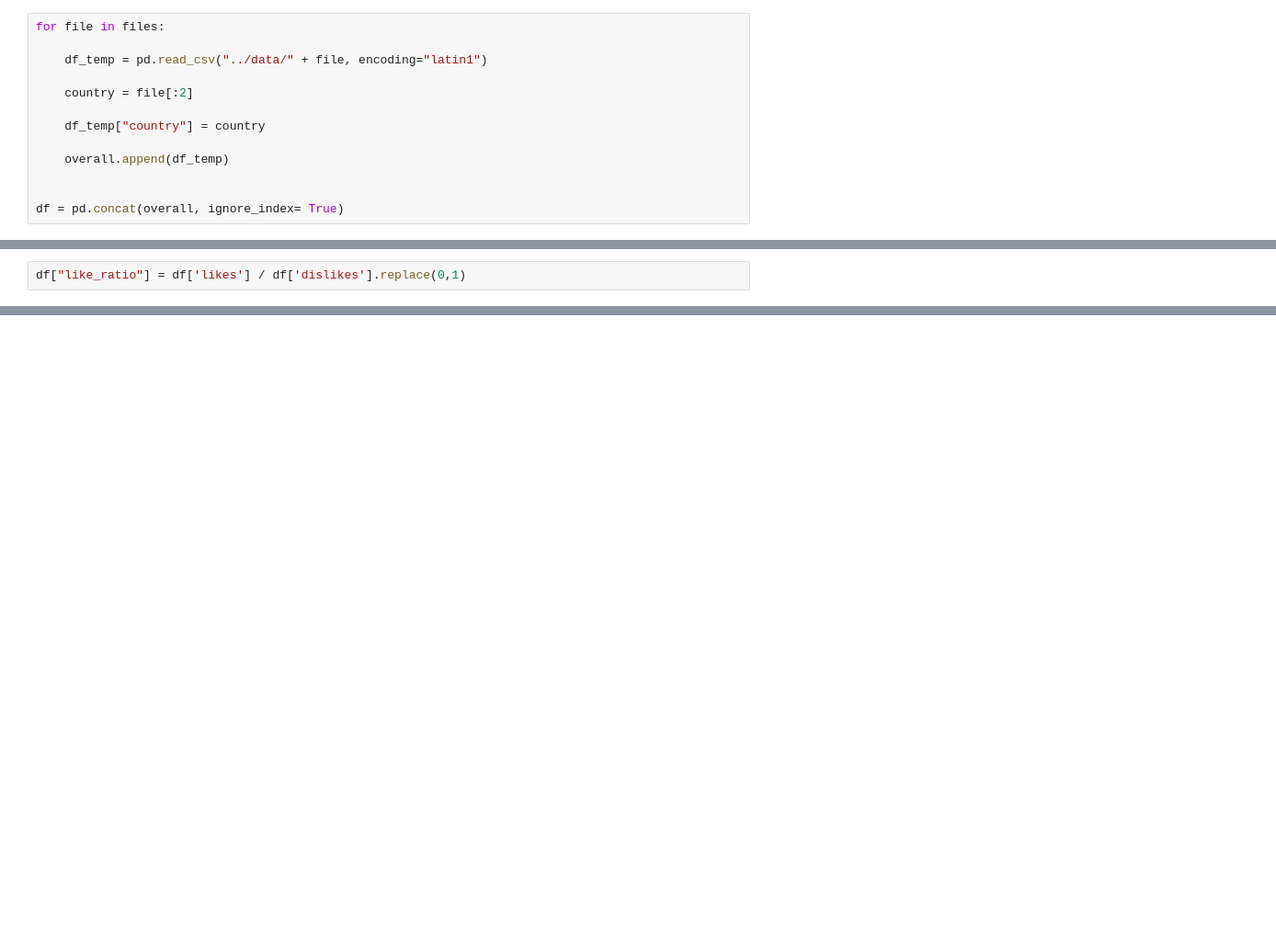
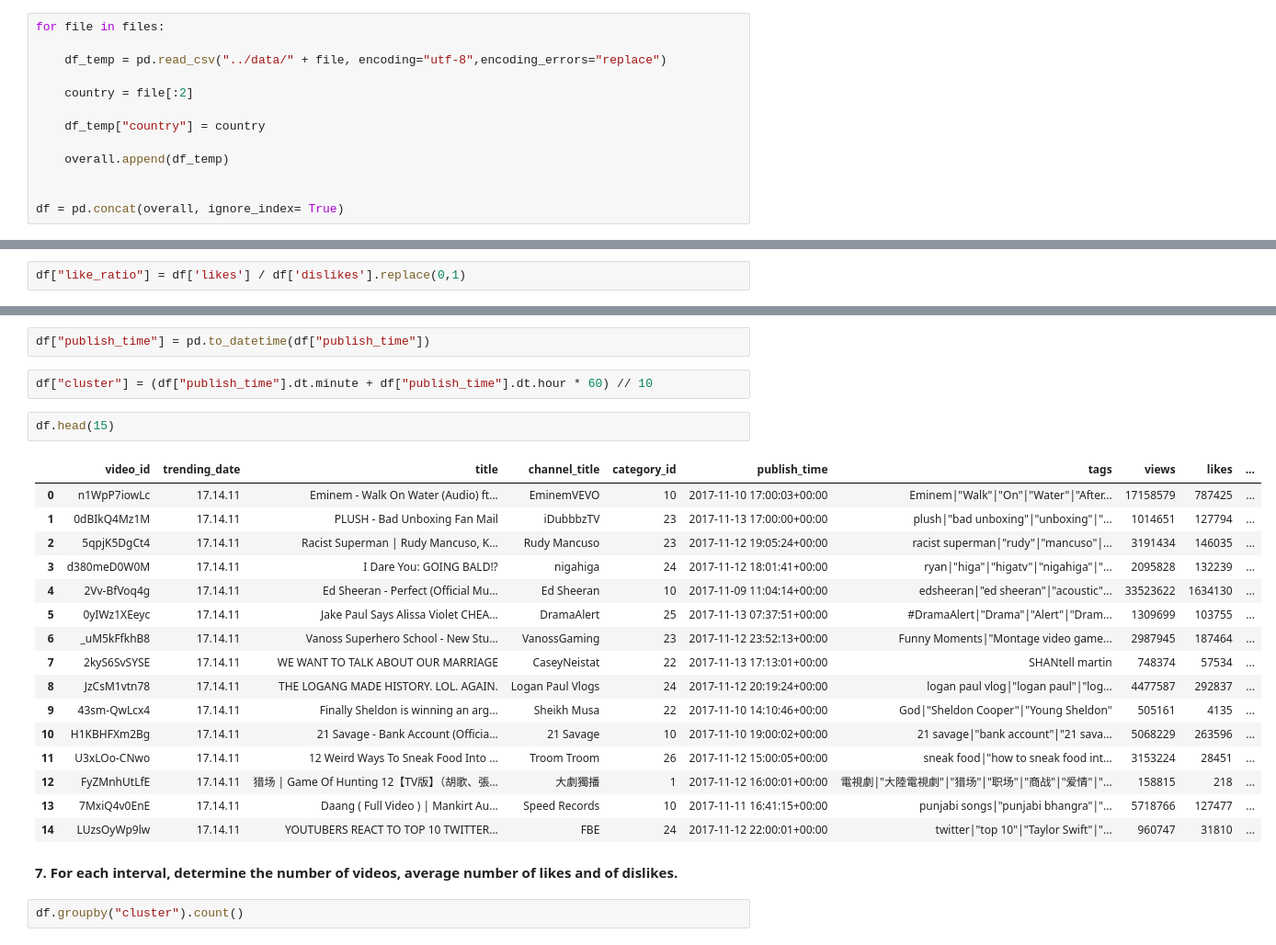
Before and after one commit to aminentezari/CS_project_2025, a Jupyter notebook: notebooks/Main.ipynb, the cells around one changed output, grey strips where cells are left out. Shown at 92% size. Saved outputs shown, nothing was run; the diff lists cells and outputs as text; blank space fills up the shorter version.

Commit message:
From ex5 to ex13 solved and push into main

```diff
--- a/notebooks/Main.ipynb
+++ b/notebooks/Main.ipynb
@@ -24,7 +24,7 @@ overall = []
 # %%
 for file in files:
 
-    df_temp = pd.read_csv("../data/" + file, encoding="latin1")
+    df_temp = pd.read_csv("../data/" + file, encoding="utf-8",encoding_errors="replace")
 
     country = file[:2]
 
@@ -133,0 +145,27 @@ df.head(5)
+# %%
+df["publish_time"] = pd.to_datetime(df["publish_time"])
+# %%
+df["cluster"] = (df["publish_time"].dt.minute + df["publish_time"].dt.hour * 60) // 10
+# %%
+df.head(15)
+# %% [output]
+|  | video_id | trending_date | title | channel_title | category_id | publish_time | tags | views | likes | ... |
+| 0 | n1WpP7iowLc | 17.14.11 | Eminem - Walk On Water (Audio) ft... | EminemVEVO | 10 | 2017-11-10 17:00:03+00:00 | Eminem|"Walk"|"On"|"Water"|"After... | 17158579 | 787425 | ... |
+| 1 | 0dBIkQ4Mz1M | 17.14.11 | PLUSH - Bad Unboxing Fan Mail | iDubbbzTV | 23 | 2017-11-13 17:00:00+00:00 | plush|"bad unboxing"|"unboxing"|"... | 1014651 | 127794 | ... |
+| 2 | 5qpjK5DgCt4 | 17.14.11 | Racist Superman | Rudy Mancuso, K... | Rudy Mancuso | 23 | 2017-11-12 19:05:24+00:00 | racist superman|"rudy"|"mancuso"|... | 3191434 | 146035 | ... |
+| 3 | d380meD0W0M | 17.14.11 | I Dare You: GOING BALD!? | nigahiga | 24 | 2017-11-12 18:01:41+00:00 | ryan|"higa"|"higatv"|"nigahiga"|"... | 2095828 | 132239 | ... |
+| 4 | 2Vv-BfVoq4g | 17.14.11 | Ed Sheeran - Perfect (Official Mu... | Ed Sheeran | 10 | 2017-11-09 11:04:14+00:00 | edsheeran|"ed sheeran"|"acoustic"... | 33523622 | 1634130 | ... |
+| 5 | 0yIWz1XEeyc | 17.14.11 | Jake Paul Says Alissa Violet CHEA... | DramaAlert | 25 | 2017-11-13 07:37:51+00:00 | #DramaAlert|"Drama"|"Alert"|"Dram... | 1309699 | 103755 | ... |
+| 6 | _uM5kFfkhB8 | 17.14.11 | Vanoss Superhero School - New Stu... | VanossGaming | 23 | 2017-11-12 23:52:13+00:00 | Funny Moments|"Montage video game... | 2987945 | 187464 | ... |
+| 7 | 2kyS6SvSYSE | 17.14.11 | WE WANT TO TALK ABOUT OUR MARRIAGE | CaseyNeistat | 22 | 2017-11-13 17:13:01+00:00 | SHANtell martin | 748374 | 57534 | ... |
+| 8 | JzCsM1vtn78 | 17.14.11 | THE LOGANG MADE HISTORY. LOL. AGAIN. | Logan Paul Vlogs | 24 | 2017-11-12 20:19:24+00:00 | logan paul vlog|"logan paul"|"log... | 4477587 | 292837 | ... |
+| 9 | 43sm-QwLcx4 | 17.14.11 | Finally Sheldon is winning an arg... | Sheikh Musa | 22 | 2017-11-10 14:10:46+00:00 | God|"Sheldon Cooper"|"Young Sheldon" | 505161 | 4135 | ... |
+| 10 | H1KBHFXm2Bg | 17.14.11 | 21 Savage - Bank Account (Officia... | 21 Savage | 10 | 2017-11-10 19:00:02+00:00 | 21 savage|"bank account"|"21 sava... | 5068229 | 263596 | ... |
+| 11 | U3xLOo-CNwo | 17.14.11 | 12 Weird Ways To Sneak Food Into ... | Troom Troom | 26 | 2017-11-12 15:00:05+00:00 | sneak food|"how to sneak food int... | 3153224 | 28451 | ... |
+| 12 | FyZMnhUtLfE | 17.14.11 | 猎场 | Game Of Hunting 12【TV版】（胡歌、張... | 大劇獨播 | 1 | 2017-11-12 16:00:01+00:00 | 電視劇|"大陸電視劇"|"猎场"|"职场"|"商战"|"爱情"|"... | 158815 | 218 | ... |
+| 13 | 7MxiQ4v0EnE | 17.14.11 | Daang ( Full Video ) | Mankirt Au... | Speed Records | 10 | 2017-11-11 16:41:15+00:00 | punjabi songs|"punjabi bhangra"|"... | 5718766 | 127477 | ... |
+| 14 | LUzsOyWp9lw | 17.14.11 | YOUTUBERS REACT TO TOP 10 TWITTER... | FBE | 24 | 2017-11-12 22:00:01+00:00 | twitter|"top 10"|"Taylor Swift"|"... | 960747 | 31810 | ... |
+# %% [markdown]
+**7. For each interval, determine the number of videos, average number of likes and of dislikes.**
+# %%
+df.groupby("cluster").count()
```
Also changed, not shown: parts of 37 cells of this notebook.
